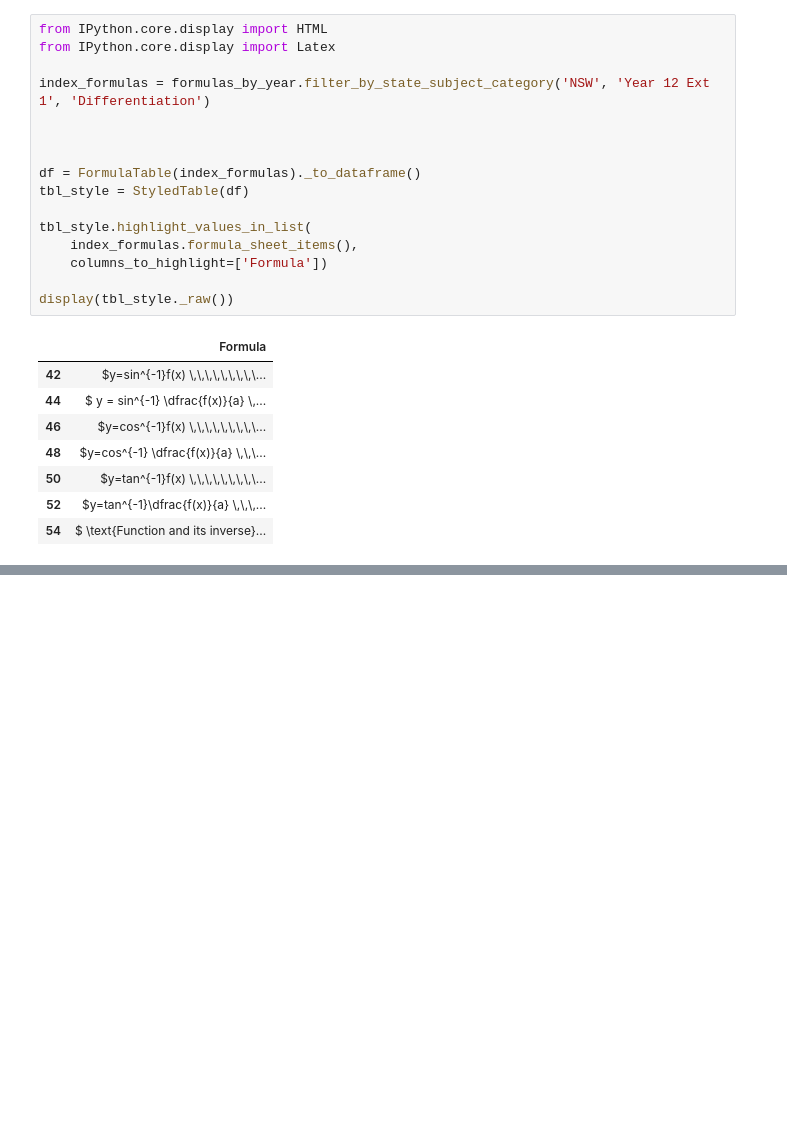
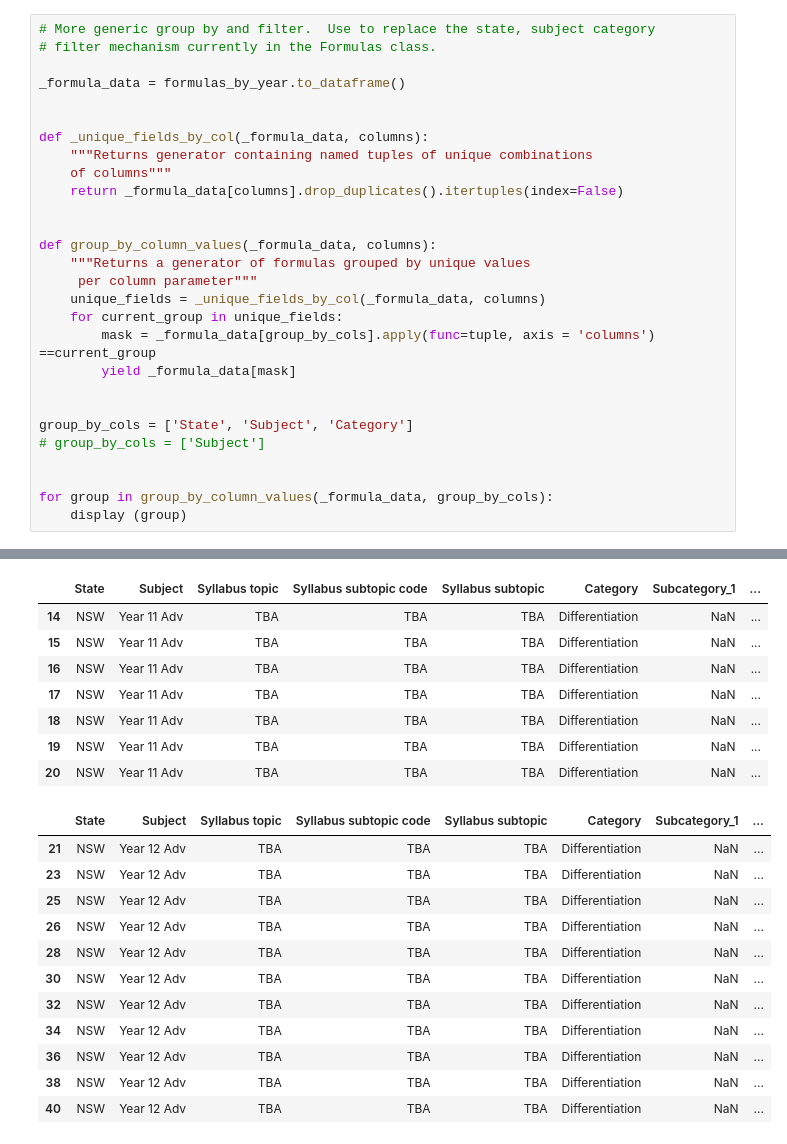
Before and after one commit to charl-potgieter/AustralianSchoolMaths, a Jupyter notebook: WebsiteCreator/caller.ipynb, the cells around one changed output, grey strips where cells are left out. Cells and saved outputs as stored; diff of their text form; blank space fills up the shorter version.

Commit message:
formulas_to_class wip 30 start update to formula group by col in caller

```diff
--- a/WebsiteCreator/caller.ipynb
+++ b/WebsiteCreator/caller.ipynb
@@ -34,25 +14,29 @@ formulas_cumulative.to_dataframe()[['State', 'Subject', 'Category']].drop_duplic
-# %%
-from IPython.core.display import HTML
-from IPython.core.display import Latex
-
-index_formulas = formulas_by_year.filter_by_state_subject_category('NSW', 'Year 12 Ext 1', 'Differentiation')
-
-
-
-df = FormulaTable(index_formulas)._to_dataframe()
-tbl_style = StyledTable(df)
-
-tbl_style.highlight_values_in_list(
-    index_formulas.formula_sheet_items(),
-    columns_to_highlight=['Formula'])
-
-display(tbl_style._raw())
-# %% [output]
-|  | Formula |
-| 42 | $y=sin^{-1}f(x) \,\,\,\,\,\,\,\,\... |
-| 44 | $ y = sin^{-1} \dfrac{f(x)}{a} \,... |
-| 46 | $y=cos^{-1}f(x) \,\,\,\,\,\,\,\,\... |
-| 48 | $y=cos^{-1} \dfrac{f(x)}{a} \,\,\... |
-| 50 | $y=tan^{-1}f(x) \,\,\,\,\,\,\,\,\... |
-| 52 | $y=tan^{-1}\dfrac{f(x)}{a} \,\,\,... |
-| 54 | $ \text{Function and its inverse}... |
+# %%
+# More generic group by and filter.  Use to replace the state, subject category
+# filter mechanism currently in the Formulas class.
+
+_formula_data = formulas_by_year.to_dataframe()
+
+
+def _unique_fields_by_col(_formula_data, columns):
+    """Returns generator containing named tuples of unique combinations
+    of columns"""
+    return _formula_data[columns].drop_duplicates().itertuples(index=False)
+
+
+def group_by_column_values(_formula_data, columns):
+    """Returns a generator of formulas grouped by unique values
+     per column parameter"""
+    unique_fields = _unique_fields_by_col(_formula_data, columns)
+    for current_group in unique_fields:
+        mask = _formula_data[group_by_cols].apply(func=tuple, axis = 'columns') ==current_group
+        yield _formula_data[mask]
+
+
+group_by_cols = ['State', 'Subject', 'Category']
+# group_by_cols = ['Subject']
+
+
+for group in group_by_column_values(_formula_data, group_by_cols):
+    display (group)
+# %% [output]
@@ -58,0 +59,20 @@ display(tbl_style._raw())
+|  | State | Subject | Syllabus topic | Syllabus subtopic code | Syllabus subtopic | Category | Subcategory_1 | ... |
+| 14 | NSW | Year 11 Adv | TBA | TBA | TBA | Differentiation | NaN | ... |
+| 15 | NSW | Year 11 Adv | TBA | TBA | TBA | Differentiation | NaN | ... |
+| 16 | NSW | Year 11 Adv | TBA | TBA | TBA | Differentiation | NaN | ... |
+| 17 | NSW | Year 11 Adv | TBA | TBA | TBA | Differentiation | NaN | ... |
+| 18 | NSW | Year 11 Adv | TBA | TBA | TBA | Differentiation | NaN | ... |
+| 19 | NSW | Year 11 Adv | TBA | TBA | TBA | Differentiation | NaN | ... |
+| 20 | NSW | Year 11 Adv | TBA | TBA | TBA | Differentiation | NaN | ... |
+|  | State | Subject | Syllabus topic | Syllabus subtopic code | Syllabus subtopic | Category | Subcategory_1 | ... |
+| 21 | NSW | Year 12 Adv | TBA | TBA | TBA | Differentiation | NaN | ... |
+| 23 | NSW | Year 12 Adv | TBA | TBA | TBA | Differentiation | NaN | ... |
+| 25 | NSW | Year 12 Adv | TBA | TBA | TBA | Differentiation | NaN | ... |
+| 26 | NSW | Year 12 Adv | TBA | TBA | TBA | Differentiation | NaN | ... |
+| 28 | NSW | Year 12 Adv | TBA | TBA | TBA | Differentiation | NaN | ... |
+| 30 | NSW | Year 12 Adv | TBA | TBA | TBA | Differentiation | NaN | ... |
+| 32 | NSW | Year 12 Adv | TBA | TBA | TBA | Differentiation | NaN | ... |
+| 34 | NSW | Year 12 Adv | TBA | TBA | TBA | Differentiation | NaN | ... |
+| 36 | NSW | Year 12 Adv | TBA | TBA | TBA | Differentiation | NaN | ... |
+| 38 | NSW | Year 12 Adv | TBA | TBA | TBA | Differentiation | NaN | ... |
+| 40 | NSW | Year 12 Adv | TBA | TBA | TBA | Differentiation | NaN | ... |
```
Also changed, not shown: parts of 3 cells of this notebook, 32 other files.
